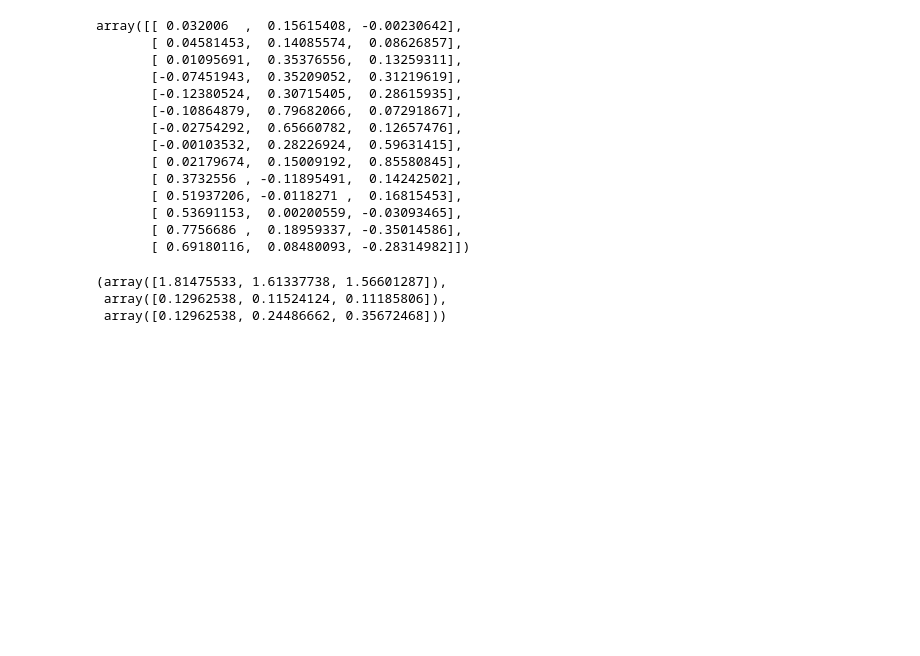
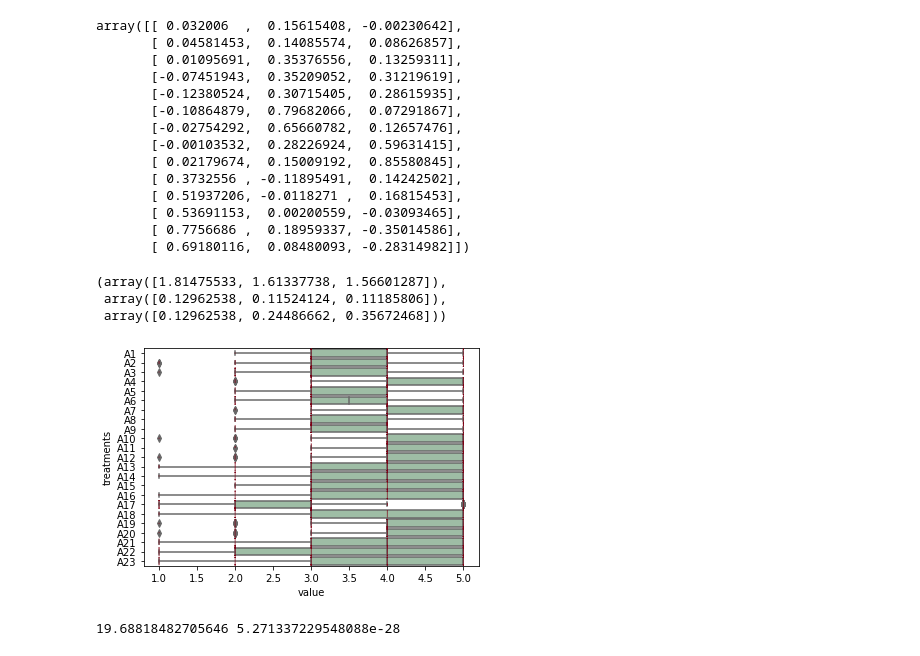
Before and after one commit to rodrigoyujisato/statistics, a Jupyter notebook: factor_analysis_varimax.ipynb, the cells around one changed output. Cells and saved outputs as stored; diff of their text form; code cells hidden in the pictures; blank space fills up the shorter version.

Commit message:
Atualizado com ANOVA

```diff
--- a/factor_analysis_varimax.ipynb
+++ b/factor_analysis_varimax.ipynb
@@ -143,3 +158,49 @@ fa.get_factor_variance()
 (array([1.81475533, 1.61337738, 1.56601287]),
  array([0.12962538, 0.11524124, 0.11185806]),
  array([0.12962538, 0.24486662, 0.35672468]))
+# %%
+df = pd.read_csv("clean.csv", delimiter= ';', decimal=",")
+# reshape the d dataframe suitable for statsmodels package
+df_melt = pd.melt(df.reset_index(), id_vars=['area'], value_vars=[
+'A1',
+'A2',
+'A3',
+'A4',
+'A5',
+'A6',
+'A7',
+'A8',
+'A9',
+'A10',
+'A11',
+'A12',
+'A13',
+'A14',
+'A15',
+'A16',
+'A17',
+'A18',
+'A19',
+'A20',
+'A21',
+'A22',
+'A23'
+])
+# replace column names
+df_melt.columns = ['index', 'treatments', 'value']
+
+# generate a boxplot to see the data distribution by treatments. Using boxplot, we can
+# easily detect the differences between different treatments
+
+ax = sns.boxplot(y='treatments', x='value', data=df_melt, color='#99c2a2')
+ax = sns.swarmplot(y="treatments", x="value", data=df_melt, color='#7d0013', size=1)
+plt.show()
+# %% [output]
+[figure, added]
+# %%
+
+# stats f_oneway functions takes the groups as input and returns ANOVA F and p value
+fvalue, pvalue = stats.f_oneway(df['A1'], df['A2'], df['A3'], df['A4'], df['A5'], df['A6'], df['A7'], df['A8'], df['A9'])
+print(fvalue, pvalue)
+# %% [output]
+19.68818482705646 5.271337229548088e-28
```
Also changed, not shown: parts of 10 cells of this notebook.
